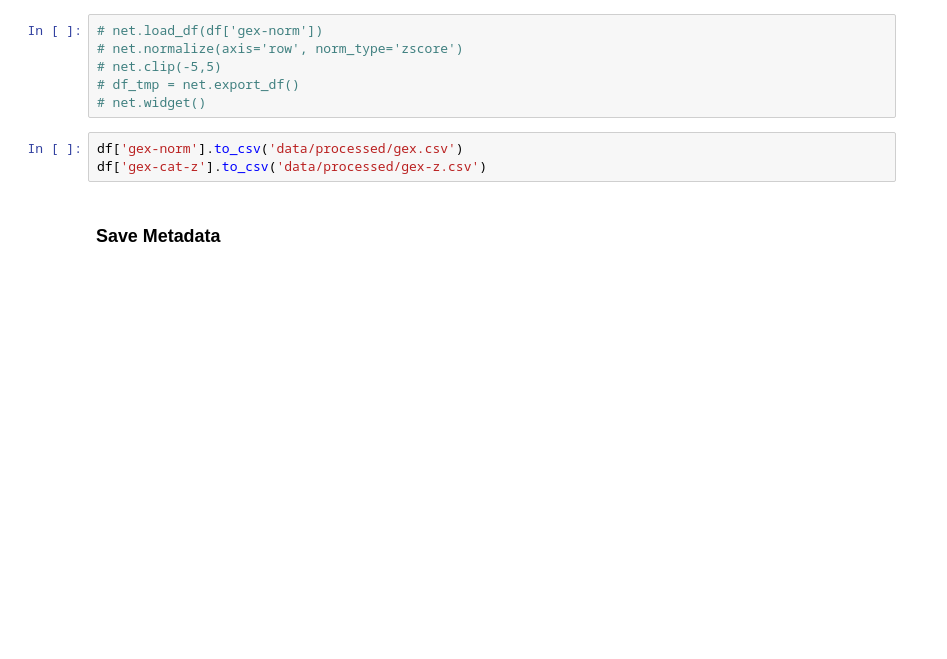
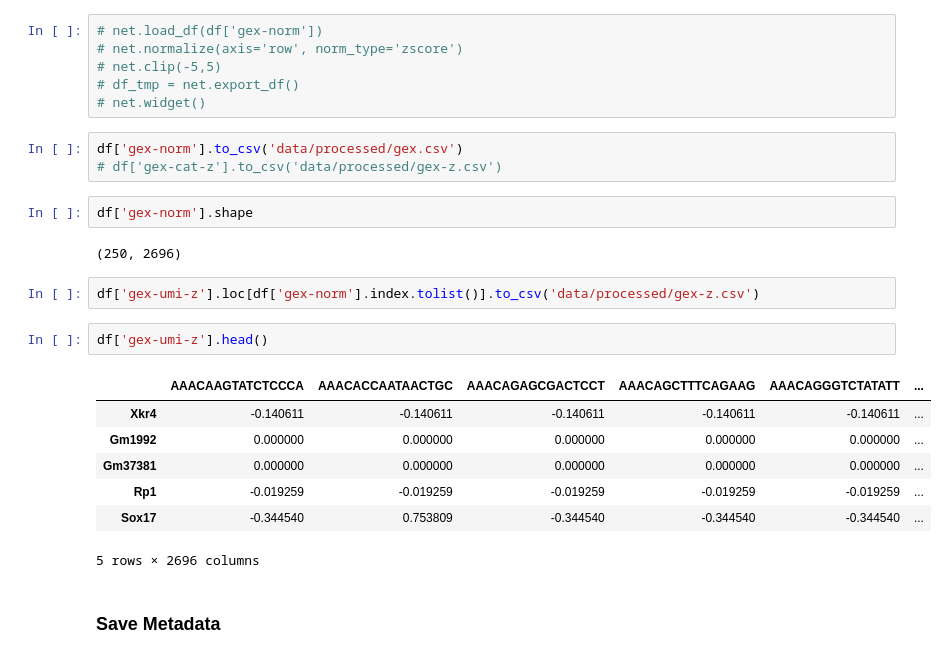
Before and after one commit to ismms-himc/visium-clustergrammer2, a Jupyter notebook: 0.1.0_Load_Visium_Data.ipynb, the cells around one changed output. Saved outputs shown, nothing was run; the diff lists cells and outputs as text; blank space fills up the shorter version.

```diff
--- a/0.1.0_Load_Visium_Data.ipynb
+++ b/0.1.0_Load_Visium_Data.ipynb
@@ -346,7 +346,23 @@ df['gex-norm'].max(axis=1).mean()
 # net.widget()
 # %%
 df['gex-norm'].to_csv('data/processed/gex.csv')
-df['gex-cat-z'].to_csv('data/processed/gex-z.csv')
+# df['gex-cat-z'].to_csv('data/processed/gex-z.csv')
+# %%
+df['gex-norm'].shape
+# %% [output]
+(250, 2696)
+# %%
+df['gex-umi-z'].loc[df['gex-norm'].index.tolist()].to_csv('data/processed/gex-z.csv')
+# %%
+df['gex-umi-z'].head()
+# %% [output]
+|  | AAACAAGTATCTCCCA | AAACACCAATAACTGC | AAACAGAGCGACTCCT | AAACAGCTTTCAGAAG | AAACAGGGTCTATATT | ... |
+| Xkr4 | -0.140611 | -0.140611 | -0.140611 | -0.140611 | -0.140611 | ... |
+| Gm1992 | 0.000000 | 0.000000 | 0.000000 | 0.000000 | 0.000000 | ... |
+| Gm37381 | 0.000000 | 0.000000 | 0.000000 | 0.000000 | 0.000000 | ... |
+| Rp1 | -0.019259 | -0.019259 | -0.019259 | -0.019259 | -0.019259 | ... |
+| Sox17 | -0.344540 | 0.753809 | -0.344540 | -0.344540 | -0.344540 | ... |
+5 rows × 2696 columns
 # %% [markdown]
 ### Save Metadata
 # %%
```
Also changed, not shown: parts of 4 cells of this notebook, 3 other files.
